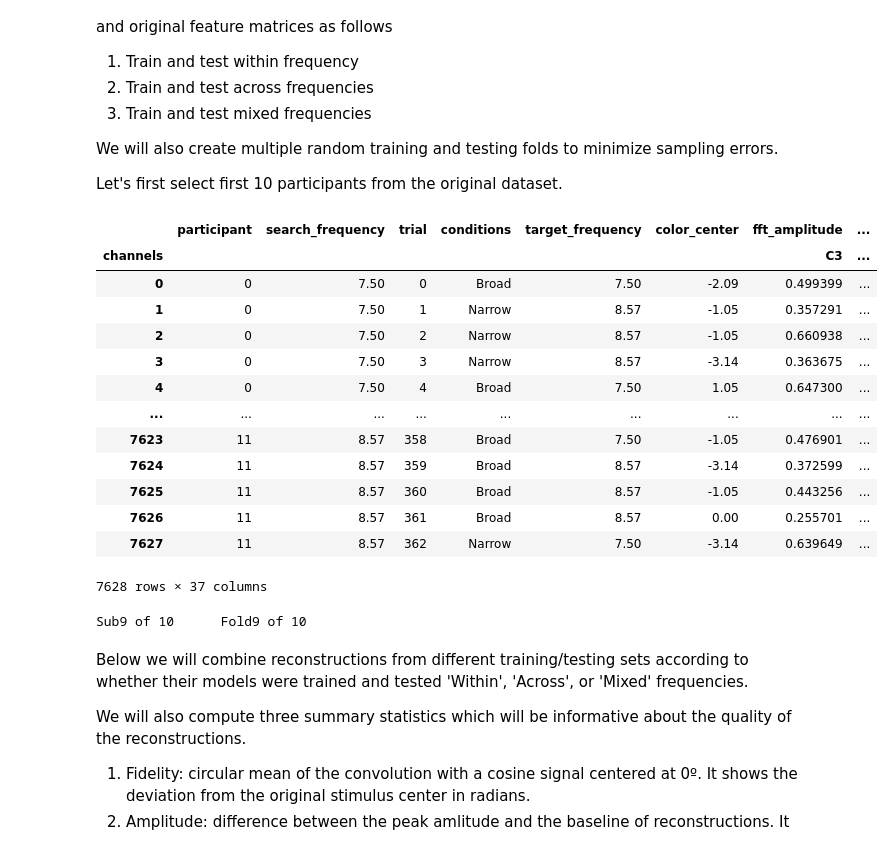
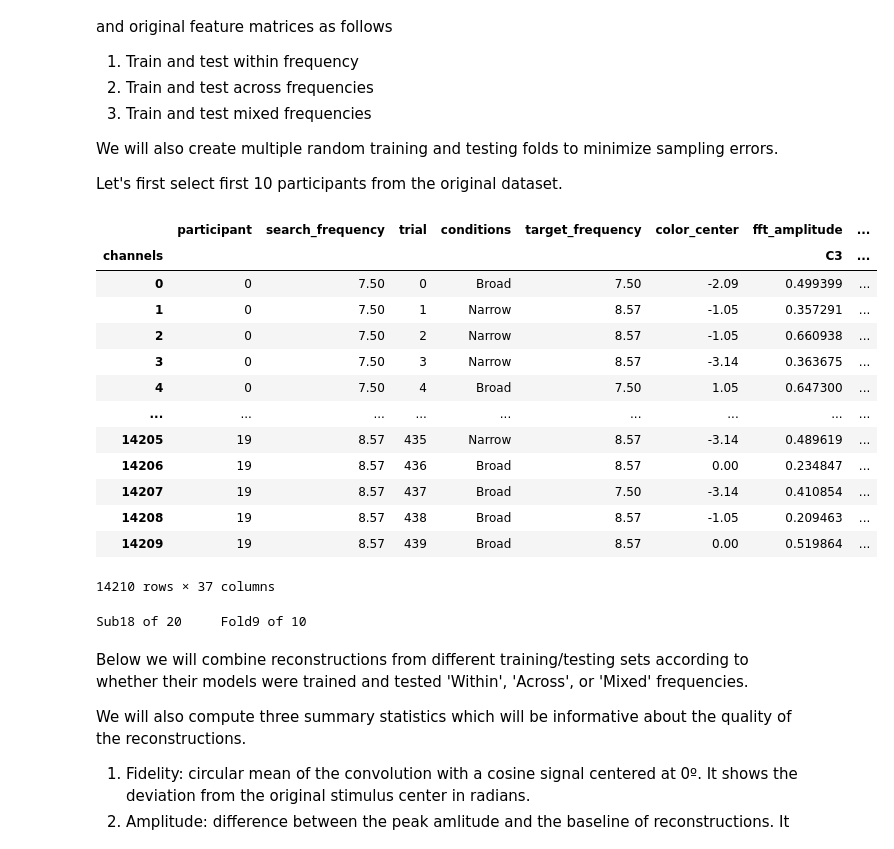
Before and after one commit to mert-ozkan/iem_tutorial, a Jupyter notebook: iem_with_procrustes_for_ssveps.ipynb, the cells around one changed output. Cells and saved outputs as stored; diff of their text form; code cells hidden in the pictures.

```diff
--- a/iem_with_procrustes_for_ssveps.ipynb
+++ b/iem_with_procrustes_for_ssveps.ipynb
@@ -542,35 +541,35 @@ We will also create multiple random training and testing folds to minimize sampl
 
 Let's first select first 10 participants from the original dataset.
 # %%
-n_sub = 10
+n_sub = 20
 subs = np.arange(n_sub)
 # Sub7 session is incomplete
-subs[subs==7] = 11
+subs[subs==7] = 16
 subs = np.sort(subs)
 df = process_fft_data(filepath='./data/trial_fft_and_snrs_per_channel.csv',
                       participant_id=subs)
 df
 # %% [output]
 |  | participant | search_frequency | trial | conditions | target_frequency | color_center | fft_amplitude | ... |
 | channels |  |  |  |  |  |  | C3 | ... |
 | 0 | 0 | 7.50 | 0 | Broad | 7.50 | -2.09 | 0.499399 | ... |
 | 1 | 0 | 7.50 | 1 | Narrow | 8.57 | -1.05 | 0.357291 | ... |
 | 2 | 0 | 7.50 | 2 | Narrow | 8.57 | -1.05 | 0.660938 | ... |
 | 3 | 0 | 7.50 | 3 | Narrow | 8.57 | -3.14 | 0.363675 | ... |
 | 4 | 0 | 7.50 | 4 | Broad | 7.50 | 1.05 | 0.647300 | ... |
 | ... | ... | ... | ... | ... | ... | ... | ... | ... |
-| 7623 | 11 | 8.57 | 358 | Broad | 7.50 | -1.05 | 0.476901 | ... |
-| 7624 | 11 | 8.57 | 359 | Broad | 8.57 | -3.14 | 0.372599 | ... |
-| 7625 | 11 | 8.57 | 360 | Broad | 8.57 | -1.05 | 0.443256 | ... |
-| 7626 | 11 | 8.57 | 361 | Broad | 8.57 | 0.00 | 0.255701 | ... |
-| 7627 | 11 | 8.57 | 362 | Narrow | 7.50 | -3.14 | 0.639649 | ... |
+| 14205 | 19 | 8.57 | 435 | Narrow | 8.57 | -3.14 | 0.489619 | ... |
+| 14206 | 19 | 8.57 | 436 | Broad | 8.57 | 0.00 | 0.234847 | ... |
+| 14207 | 19 | 8.57 | 437 | Broad | 7.50 | -3.14 | 0.410854 | ... |
+| 14208 | 19 | 8.57 | 438 | Broad | 8.57 | -1.05 | 0.209463 | ... |
+| 14209 | 19 | 8.57 | 439 | Broad | 8.57 | 0.00 | 0.519864 | ... |
-7628 rows × 37 columns
+14210 rows × 37 columns
 # %%
 # Initiate a dictionary to store average centred channel reconstructions per subject and fold
 k_fold = 10
 rec_mat = np.zeros([k_fold, len(stimulus_space)])
 comparisons = ["Train7Test7", "Train7Test8", "Train8Test7", "Train8Test8", "TrainAllTestAll"]
-conditions = get_interaction_levels(dfN, ["conditions", "isTargetSNR"])
+conditions = get_interaction_levels(df, ["conditions", "isTargetSNR"])
 
 # Save each average centered reconstruction per participant, transformation,
 # condition, and training/testing set type
@@ -726,9 +725,9 @@ for whSub, subN in enumerate(df.participant.unique()):
         for condN, idxN in cond_idx.items():
             C_hat[f"Sub{whSub}"]["aligned"][condN]["TrainAllTestAll"][k,:] = recN[idxN,:].mean(axis=0)
 
-        print(f"\rSub{whSub} of {n_sub}\tFold{k} of {k_fold}", end="")
+        print(f"\rSub{whSub+1} of {n_sub}\tFold{k+1} of {k_fold}", end="")
 # %% [output]
-Sub9 of 10      Fold9 of 10
+Sub18 of 20     Fold9 of 10
 # %% [markdown]
 Below we will combine reconstructions from different training/testing sets according to whether their models were trained and tested 'Within', 'Across', or 'Mixed' frequencies.
 
```
Also changed, not shown: parts of 13 cells of this notebook.
